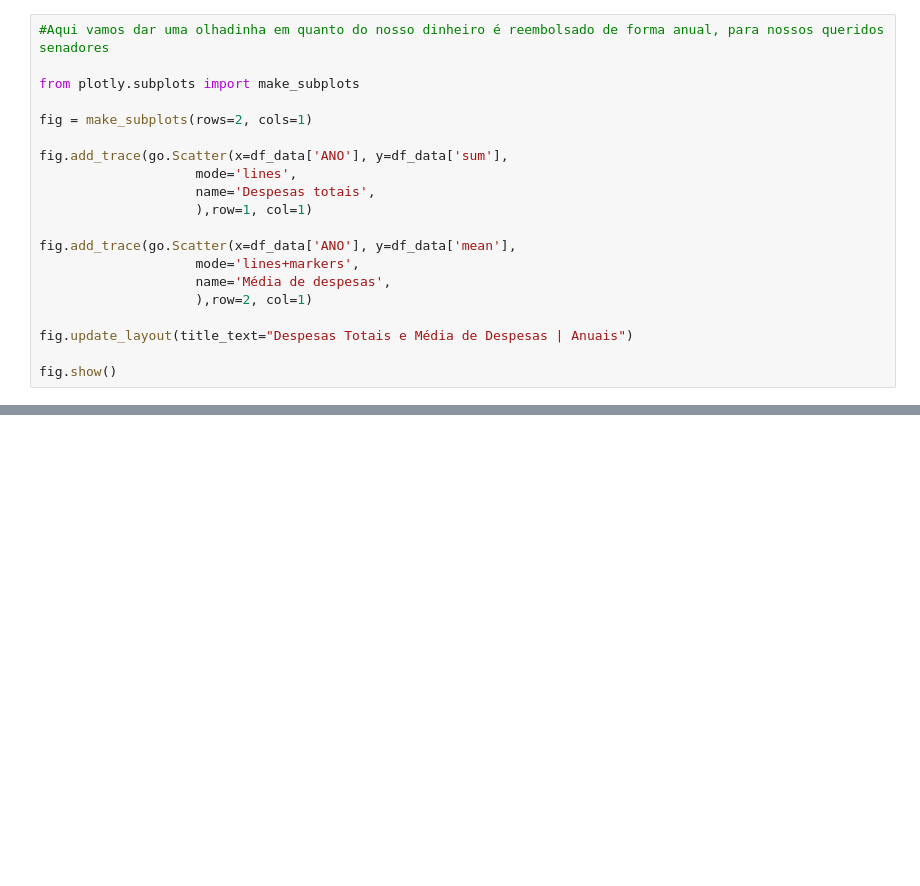
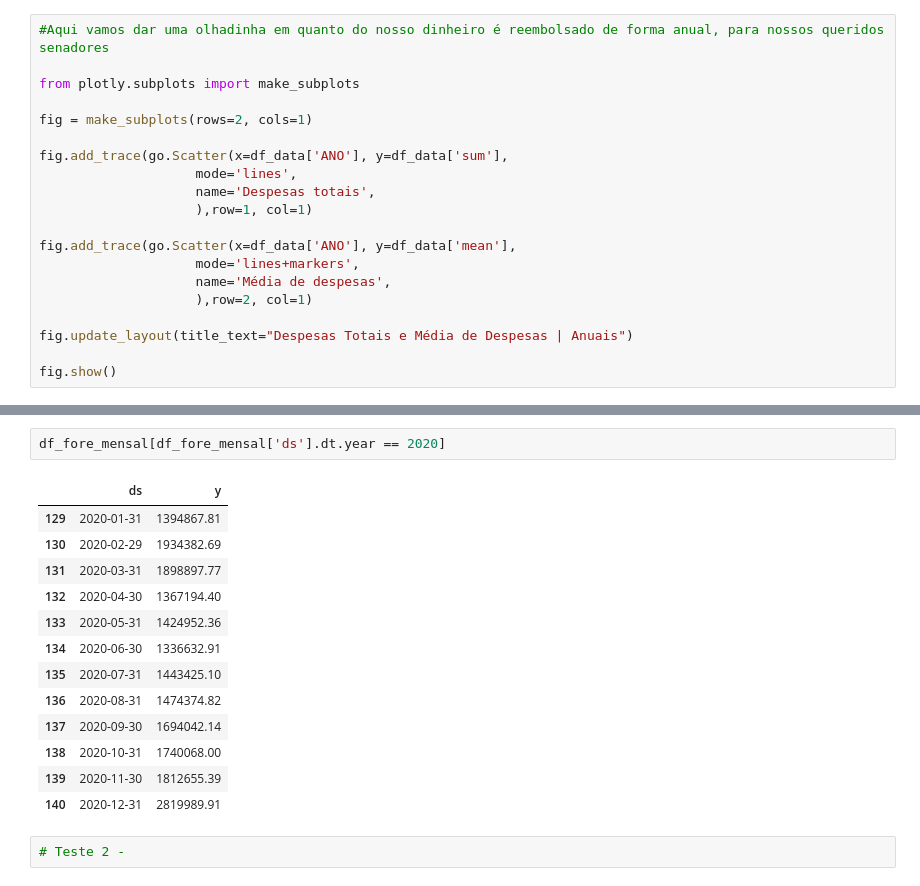
Before and after one commit to BrunoHq06/AnaliseCeaps, a Jupyter notebook: desafio_7_dias_com_dados/EDA E MODELAGEM.ipynb, the cells around one changed output, grey strips where cells are left out. Drawn from its saved outputs; the diff is of its cells as text; blank space fills up the shorter version.

```diff
--- a/desafio_7_dias_com_dados/EDA E MODELAGEM.ipynb
+++ b/desafio_7_dias_com_dados/EDA E MODELAGEM.ipynb
@@ -165,0 +180,18 @@ fig.show()
+# %%
+df_fore_mensal[df_fore_mensal['ds'].dt.year == 2020]
+# %% [output]
+|  | ds | y |
+| 129 | 2020-01-31 | 1394867.81 |
+| 130 | 2020-02-29 | 1934382.69 |
+| 131 | 2020-03-31 | 1898897.77 |
+| 132 | 2020-04-30 | 1367194.40 |
+| 133 | 2020-05-31 | 1424952.36 |
+| 134 | 2020-06-30 | 1336632.91 |
+| 135 | 2020-07-31 | 1443425.10 |
+| 136 | 2020-08-31 | 1474374.82 |
+| 137 | 2020-09-30 | 1694042.14 |
+| 138 | 2020-10-31 | 1740068.00 |
+| 139 | 2020-11-30 | 1812655.39 |
+| 140 | 2020-12-31 | 2819989.91 |
+# %%
+# Teste 2 -
```
Also changed, not shown: parts of 13 cells of this notebook, 2 other files.
